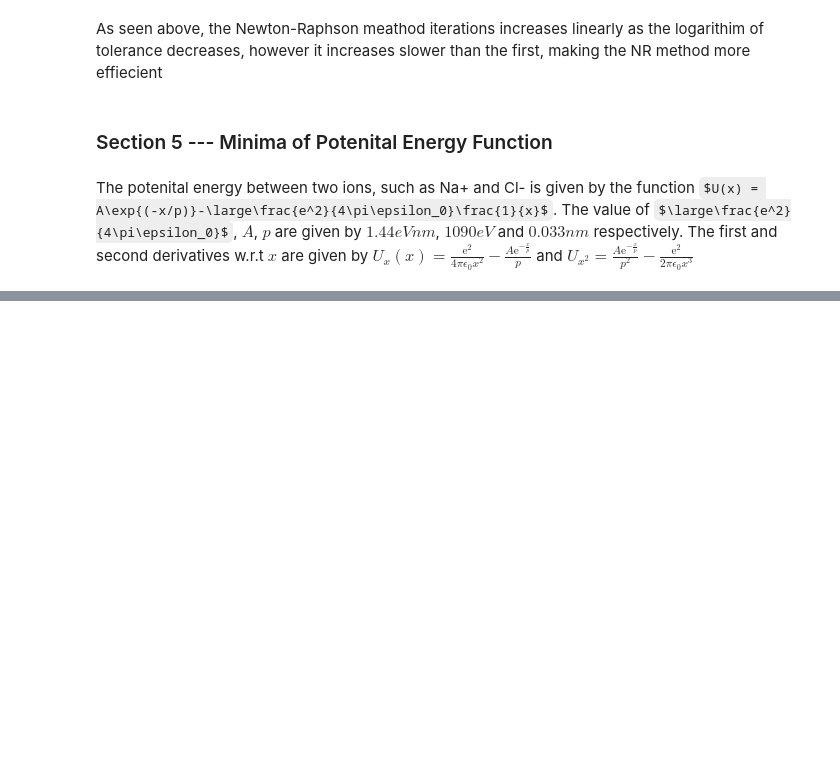
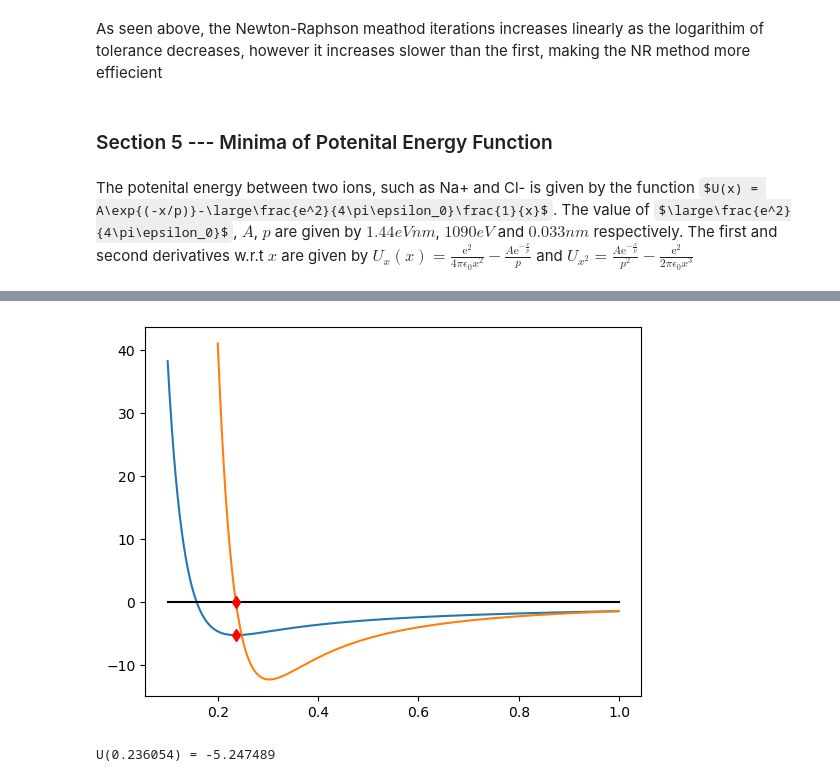
Before and after one commit to MattsonIsaac/AssignmentOne, a Jupyter notebook: Main.ipynb, the cells around one changed output, grey strips where cells are left out. Saved outputs shown, nothing was run; the diff lists cells and outputs as text; code cells hidden in the pictures; some formulas as TeX source; blank space fills up the shorter version.

```diff
--- a/Main.ipynb
+++ b/Main.ipynb
@@ -162,0 +176,18 @@ TypeError: unsupported operand type(s) for ^: 'float' and 'int'
+# %%
+root = find_roots_NR(dUdx, dUdxx, x=0.2)
+
+plt.plot(x,U(x))
+plt.plot(x2,-dUdx(x2))
+#plt.plot(x3, dUdxx(x3))
+plt.plot(x,x*0,"k")
+
+plt.plot(root,0, 'rd')
+plt.plot(root,U(root), 'rd')
+plt.show()
+
+print("U(%f) = %f" % (root, U(root)))
+
+#TODO: Finish Graph
+# %% [output]
+[figure, added]
+U(0.236054) = -5.247489
```
Also changed, not shown: parts of 3 cells of this notebook.
